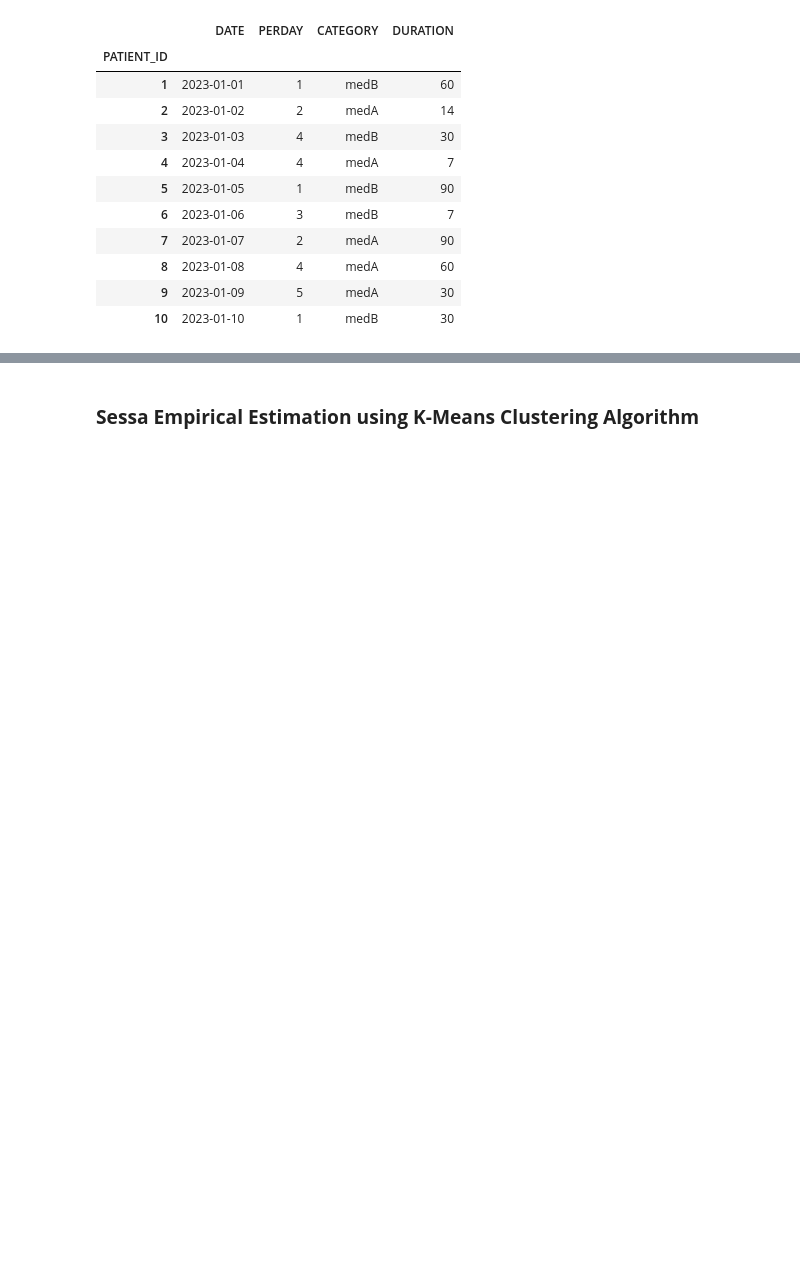
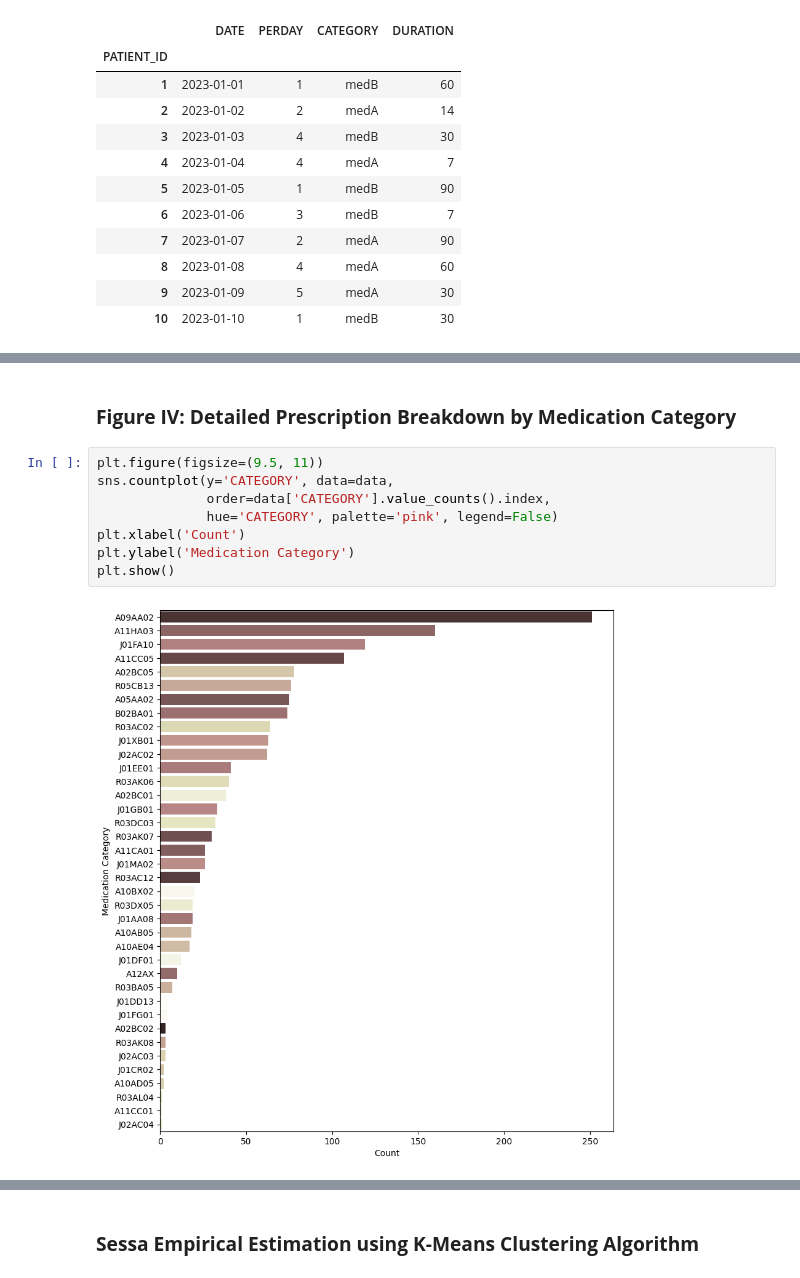
Before and after one commit to neys04/SEE_PY, a Jupyter notebook: src/Clustering with Sessa Empirical Estimator.ipynb, the cells around one changed output, grey strips where cells are left out. Cells and saved outputs as stored; diff of their text form; blank space fills up the shorter version.

```diff
--- a/src/Clustering with Sessa Empirical Estimator.ipynb
+++ b/src/Clustering with Sessa Empirical Estimator.ipynb
@@ -83,0 +160,12 @@ tidy.groupby("pnr").first().head(10)
+# %% [markdown]
+### **Figure IV: Detailed Prescription Breakdown by Medication Category**
+# %%
+plt.figure(figsize=(9.5, 11))
+sns.countplot(y='CATEGORY', data=data,
+              order=data['CATEGORY'].value_counts().index,
+              hue='CATEGORY', palette='pink', legend=False)
+plt.xlabel('Count')
+plt.ylabel('Medication Category')
+plt.show()
+# %% [output]
+[figure, added]
```
Also changed, not shown: parts of 35 cells of this notebook, 1 other file.
